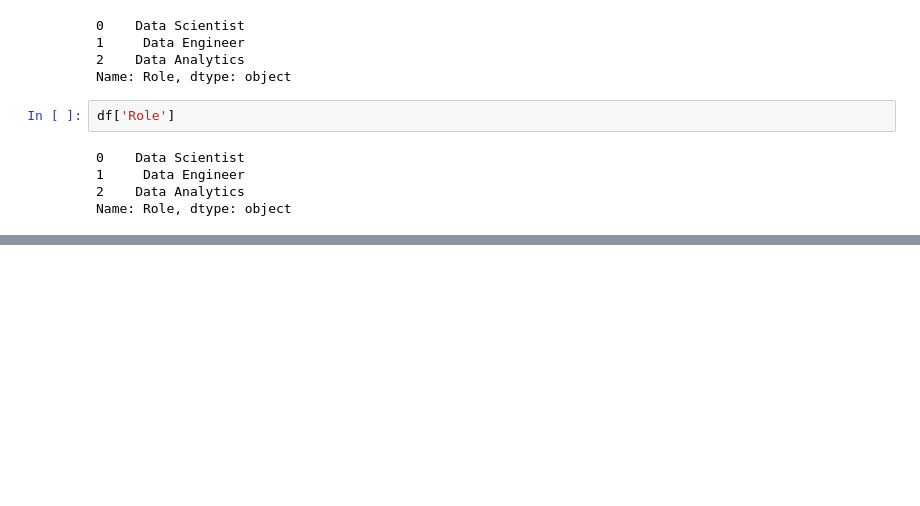
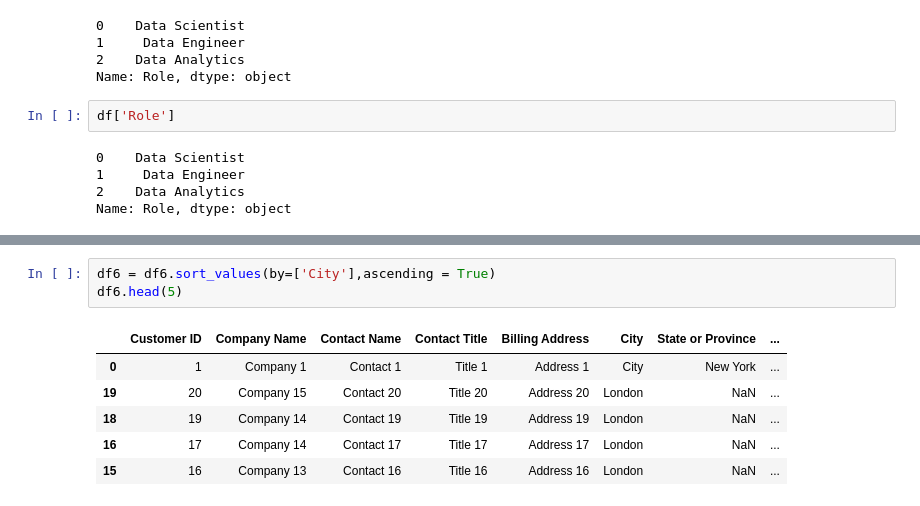
Before and after one commit to Nehankur1/PythonPandas, a Jupyter notebook: PythonPandas.ipynb, the cells around one changed output, grey strips where cells are left out. Cells and saved outputs as stored; diff of their text form; blank space fills up the shorter version.

```diff
--- a/PythonPandas.ipynb
+++ b/PythonPandas.ipynb
@@ -100,0 +322,10 @@ df[df['Z']>0]
+# %%
+df6 = df6.sort_values(by=['City'],ascending = True)
+df6.head(5)
+# %% [output]
+|  | Customer ID | Company Name | Contact Name | Contact Title | Billing Address | City | State or Province | ... |
+| 0 | 1 | Company 1 | Contact 1 | Title 1 | Address 1 | City | New York | ... |
+| 19 | 20 | Company 15 | Contact 20 | Title 20 | Address 20 | London | NaN | ... |
+| 18 | 19 | Company 14 | Contact 19 | Title 19 | Address 19 | London | NaN | ... |
+| 16 | 17 | Company 14 | Contact 17 | Title 17 | Address 17 | London | NaN | ... |
+| 15 | 16 | Company 13 | Contact 16 | Title 16 | Address 16 | London | NaN | ... |
```
Also changed, not shown: parts of 32 cells of this notebook.
